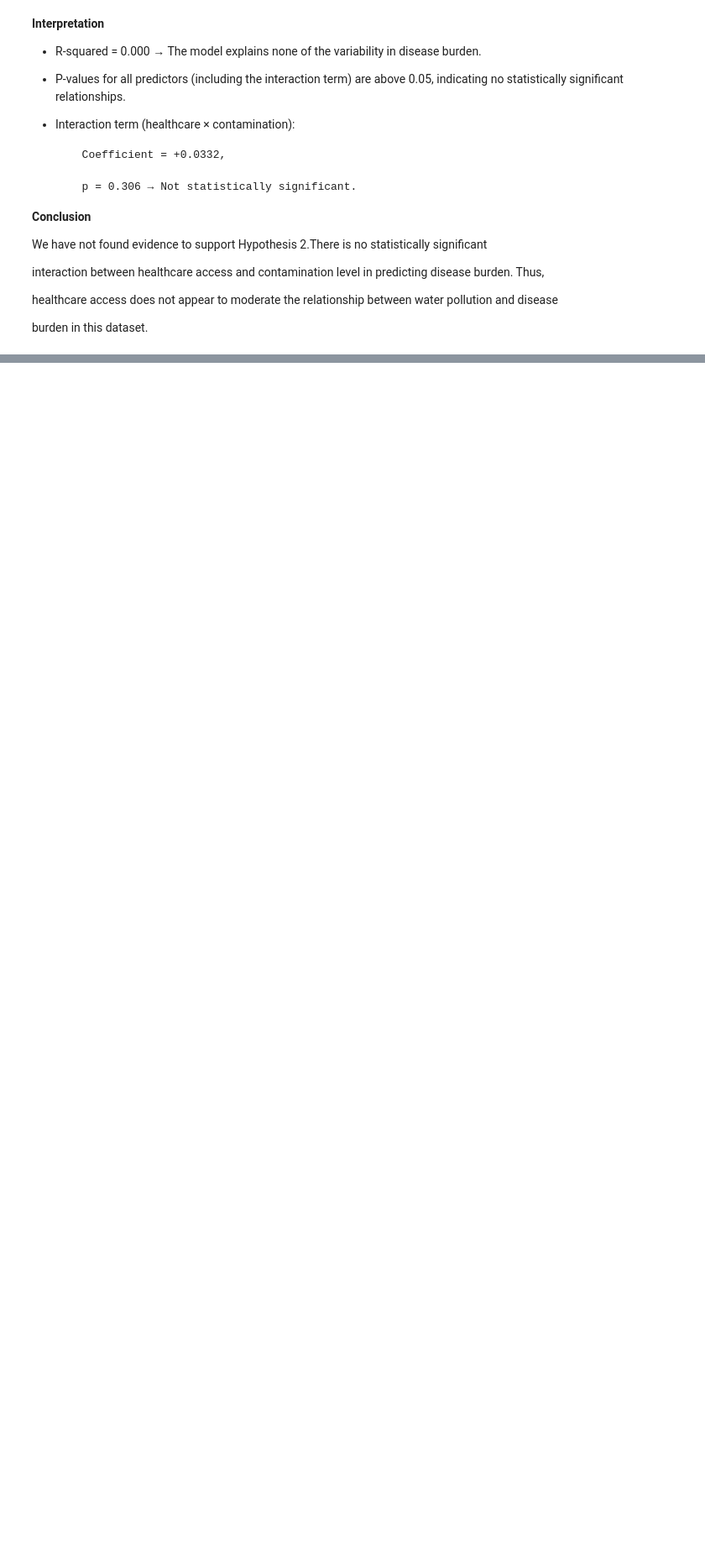
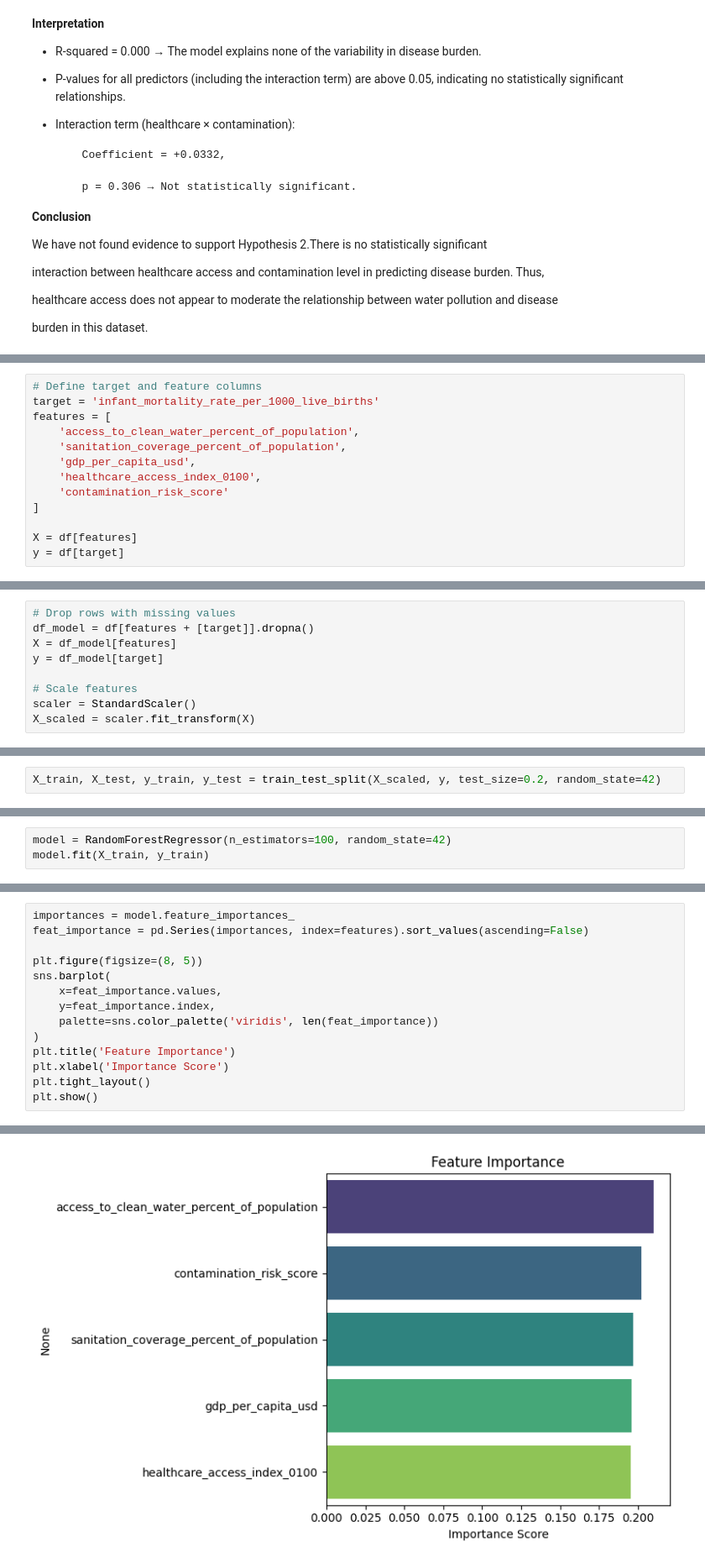
Before and after one commit to Sashafirce/water_pollution_and_health_risk_explorer, a Jupyter notebook: jupyter_notebooks/water_pollution_and_ health_ risk_ explorer.ipynb, the cells around one changed output, grey strips where cells are left out. Shown at 84% size. Cells and saved outputs as stored; diff of their text form; blank space fills up the shorter version.

```diff
--- a/jupyter_notebooks/water_pollution_and_ health_ risk_ explorer.ipynb
+++ b/jupyter_notebooks/water_pollution_and_ health_ risk_ explorer.ipynb
@@ -1394,0 +1050,13 @@ public health features to capture the true burden of environmental neglect.
+# %%
+# Define target and feature columns
+target = 'infant_mortality_rate_per_1000_live_births'
+features = [
+    'access_to_clean_water_percent_of_population',
+    'sanitation_coverage_percent_of_population',
+    'gdp_per_capita_usd',
+    'healthcare_access_index_0100',
+    'contamination_risk_score'
+]
+
+X = df[features]
+y = df[target]
@@ -1394,0 +1067,9 @@ public health features to capture the true burden of environmental neglect.
+# %%
+# Drop rows with missing values
+df_model = df[features + [target]].dropna()
+X = df_model[features]
+y = df_model[target]
+
+# Scale features
+scaler = StandardScaler()
+X_scaled = scaler.fit_transform(X)
@@ -1394,0 +1098,2 @@ public health features to capture the true burden of environmental neglect.
+# %%
+X_train, X_test, y_train, y_test = train_test_split(X_scaled, y, test_size=0.2, random_state=42)
@@ -1394,0 +1102,3 @@ public health features to capture the true burden of environmental neglect.
+# %%
+model = RandomForestRegressor(n_estimators=100, random_state=42)
+model.fit(X_train, y_train)
@@ -1394,0 +1170,15 @@ public health features to capture the true burden of environmental neglect.
+# %%
+importances = model.feature_importances_
+feat_importance = pd.Series(importances, index=features).sort_values(ascending=False)
+
+plt.figure(figsize=(8, 5))
+sns.barplot(
+    x=feat_importance.values,
+    y=feat_importance.index,
+    palette=sns.color_palette('viridis', len(feat_importance))
+)
+plt.title('Feature Importance')
+plt.xlabel('Importance Score')
+plt.tight_layout()
+plt.show()
+# %% [output]
@@ -1394,0 +1186 @@ public health features to capture the true burden of environmental neglect.
+[figure, added]
```
Also changed, not shown: parts of 43 cells of this notebook.
